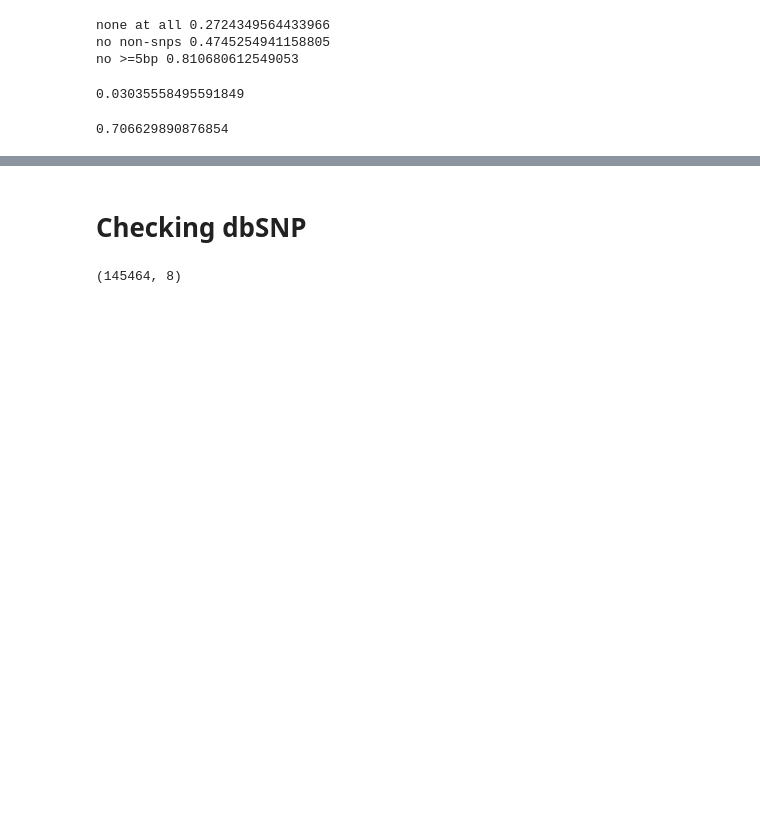
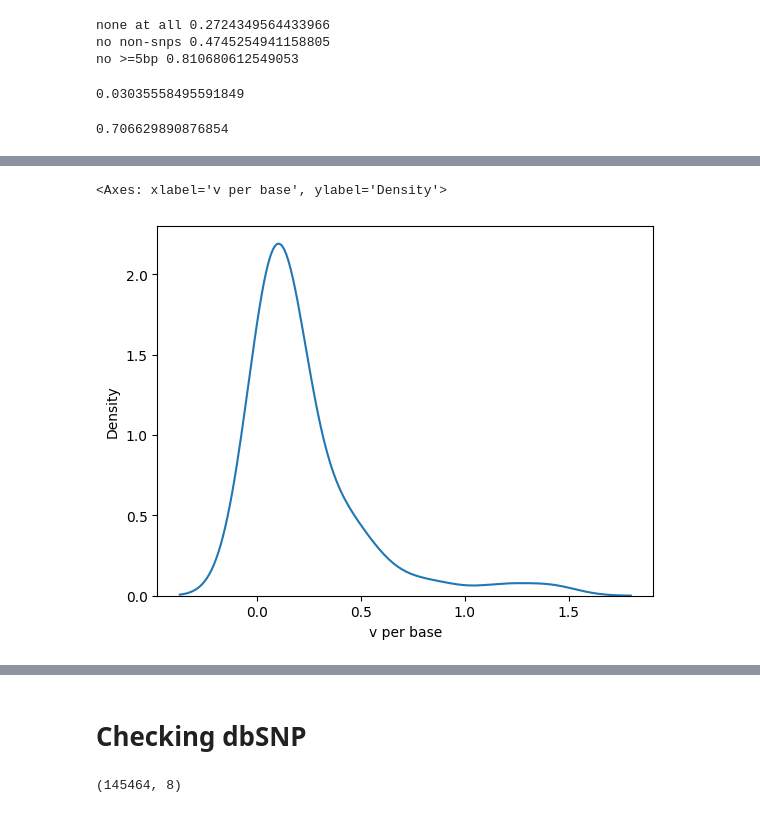
Before and after one commit to ACEnglish/adotto, a Jupyter notebook: manuscript/variant_numbers/Analysis.ipynb, the cells around one changed output, grey strips where cells are left out. Drawn from its saved outputs; the diff is of its cells as text; code cells hidden in the pictures; blank space fills up the shorter version.

```diff
--- a/manuscript/variant_numbers/Analysis.ipynb
+++ b/manuscript/variant_numbers/Analysis.ipynb
@@ -221,0 +284,5 @@ view[['chrom', 'start', 'end']].to_csv('TR_without_any_variant.bed', sep='\t', h
+# %%
+p = sb.kdeplot(data=set_B, x="v per base")
+# %% [output]
+<Axes: xlabel='v per base', ylabel='Density'>
+[figure, added]
```
Also changed, not shown: parts of 30 cells of this notebook, 1 other file.
